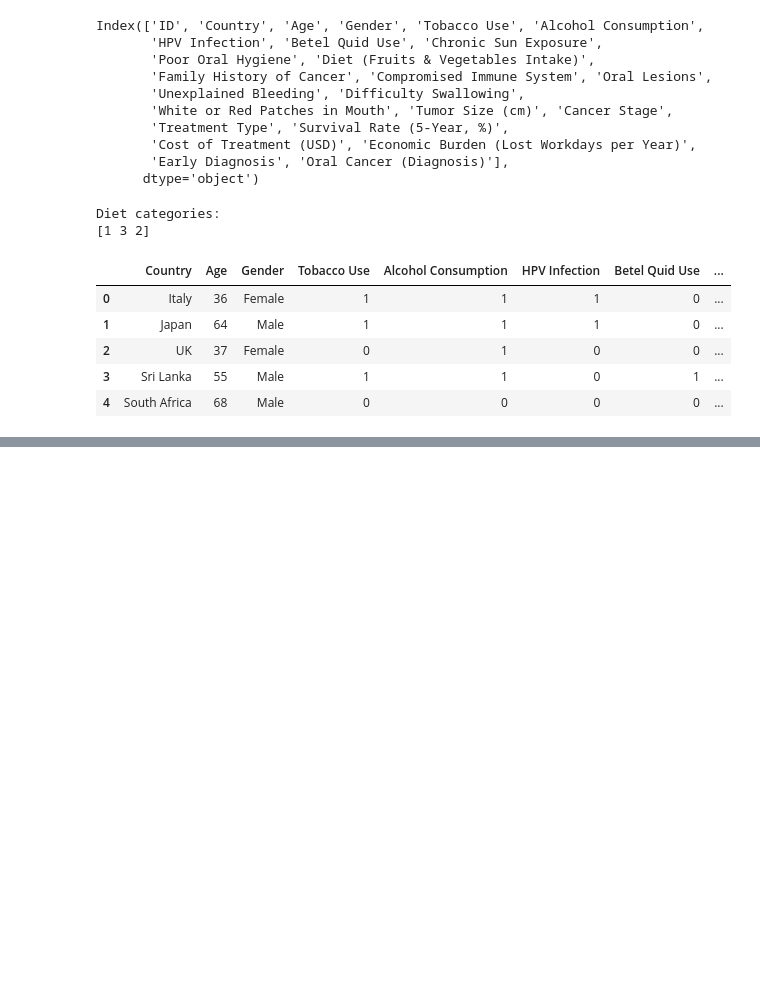
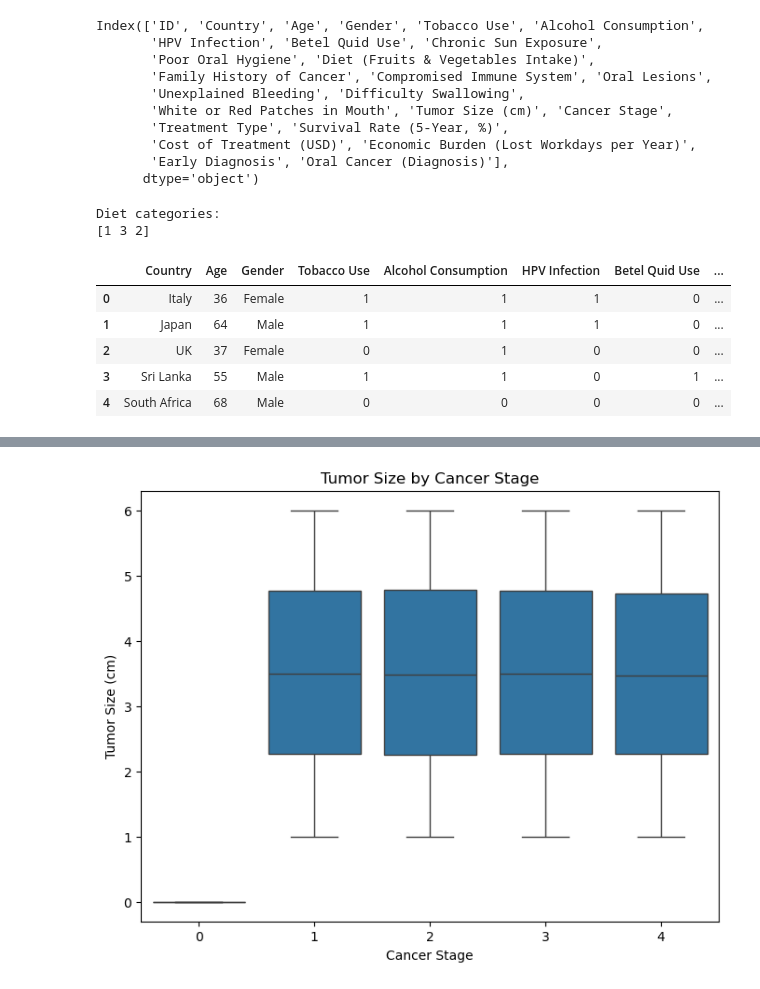
Before and after one commit to BihaniM/portfolio-project-2, a Jupyter notebook: Bihani_portfolio_project.ipynb, the cells around one changed output, grey strips where cells are left out. Cells and saved outputs as stored; diff of their text form; code cells hidden in the pictures; blank space fills up the shorter version.

```diff
--- a/Bihani_portfolio_project.ipynb
+++ b/Bihani_portfolio_project.ipynb
@@ -157,0 +188,10 @@ Treatment Type categories:
+# %%
+#Tumor Size by Cancer Stage
+plt.figure(figsize=(8,6))
+sns.boxplot(x='Cancer Stage', y='Tumor Size (cm)', data=df)
+plt.title('Tumor Size by Cancer Stage')
+plt.xlabel('Cancer Stage')
+plt.ylabel('Tumor Size (cm)')
+plt.show()
+# %% [output]
+[figure, added]
```
Also changed, not shown: parts of 10 cells of this notebook.
